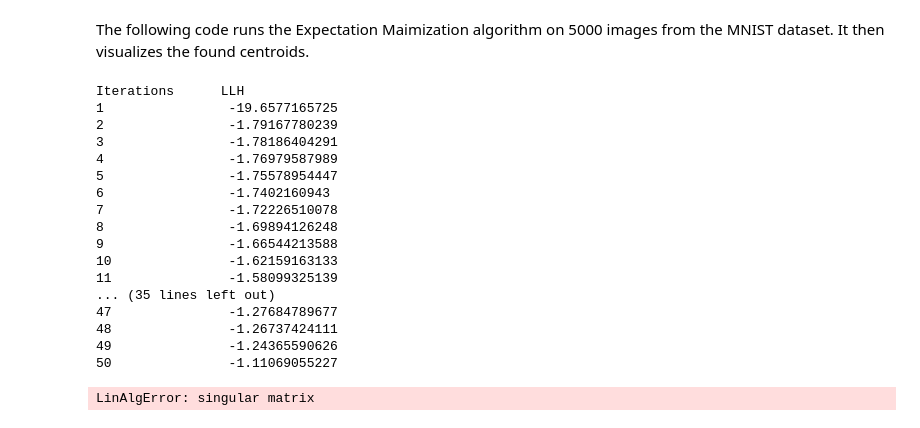
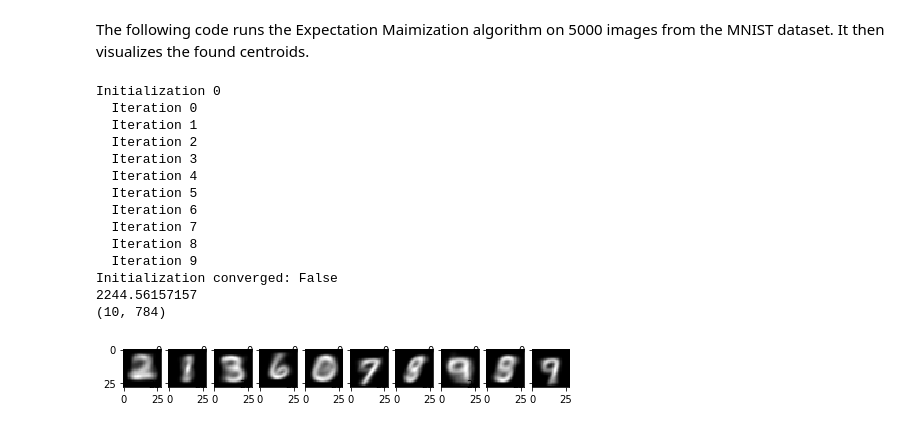
Before and after one commit to AlexanderMath/machine-learning-teaching-material, a Jupyter notebook: AU ML course/Week-12.ipynb, the cells around one changed output. Cells and saved outputs as stored; diff of their text form; code cells hidden in the pictures.

```diff
--- a/AU ML course/Week-12.ipynb
+++ b/AU ML course/Week-12.ipynb
@@ -588,36 +658,40 @@ print(X.shape)
 # %% [markdown]
 The following code runs the Expectation Maimization algorithm on 5000 images from the MNIST dataset. It then visualizes the found centroids.
 # %%
+from sklearn.mixture import GaussianMixture as EM
+import matplotlib.pyplot as plt
+
 # One cluster for each digit
 k = 10
 
 # Run EM algorithm on 1000 images from the MNIST dataset.
-mean, cov, prior, llh = em_algorithm(X[:1000], k, 50)
-clustering = most_likely(X, mean, cov, prior)
 
-print(mean.shape)
+expectation_maximization = EM(n_components=k, max_iter=10, init_params='kmeans', covariance_type='diag', verbose=1, verbose_interval =1).fit(X)
+print(expectation_maximization.score(X[:1000]))
+
+means = expectation_maximization.means_
+covs = expectation_maximization.covariances_
+
+print(means.shape)
 fig, ax = plt.subplots(1, k, figsize=(8, 1))
 
 for i in range(k):
-    ax[i].imshow(mean[i].reshape(28, 28), cmap='gray')
+    ax[i].imshow(means[i].reshape(28, 28), cmap='gray')
 
 plt.show()
 # %% [output]
-Iterations      LLH
-1                -19.6577165725
-2                -1.79167780239
-3                -1.78186404291
-4                -1.76979587989
-5                -1.75578954447
-6                -1.7402160943
-7                -1.72226510078
-8                -1.69894126248
-9                -1.66544213588
-10               -1.62159163133
-11               -1.58099325139
-... (35 lines left out)
-47               -1.27684789677
-48               -1.26737424111
-49               -1.24365590626
-50               -1.11069055227
+Initialization 0
+  Iteration 0
+  Iteration 1
+  Iteration 2
+  Iteration 3
+  Iteration 4
+  Iteration 5
+  Iteration 6
+  Iteration 7
+  Iteration 8
+  Iteration 9
+Initialization converged: False
+2244.56157157
+(10, 784)
-LinAlgError: singular matrix
+[figure, added]
```
Also changed, not shown: parts of 25 cells of this notebook, 2 other files.
